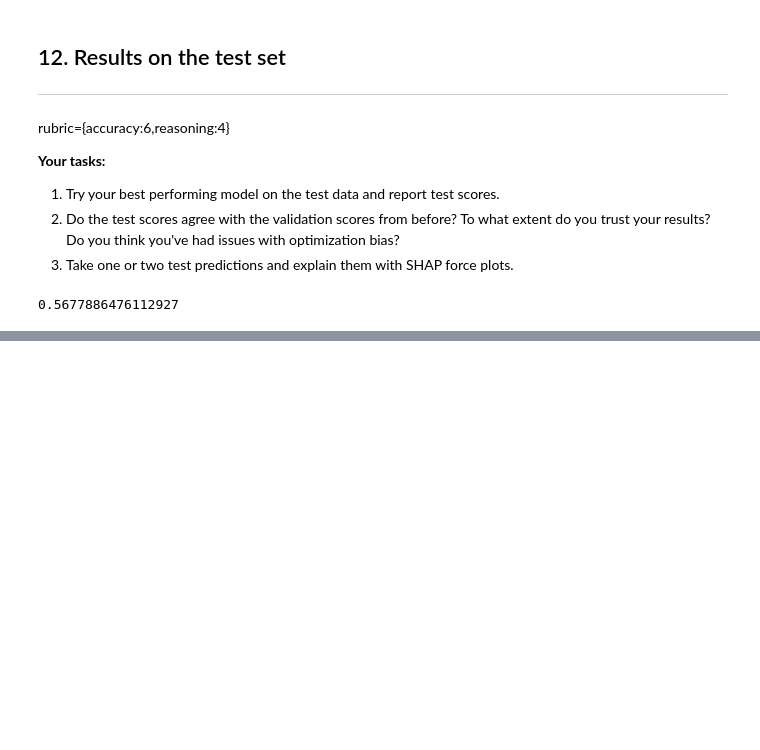
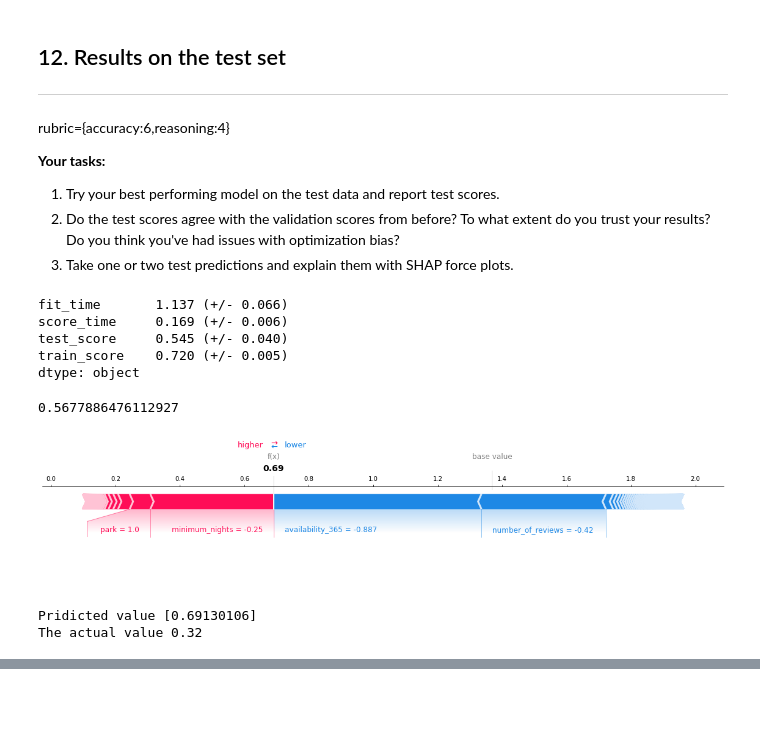
Before and after one commit to rezam747/573_lab4, a Jupyter notebook: lab4.ipynb, the cells around one changed output, grey strips where cells are left out. Saved outputs shown, nothing was run; the diff lists cells and outputs as text; code cells hidden in the pictures; blank space fills up the shorter version.

```diff
--- a/lab4.ipynb
+++ b/lab4.ipynb
@@ -561,4 +637,12 @@ rubric={accuracy:6,reasoning:4}
 1. Try your best performing model on the test data and report test scores.
 2. Do the test scores agree with the validation scores from before? To what extent do you trust your results? Do you think you've had issues with optimization bias?
 3. Take one or two test predictions and explain them with SHAP force plots.
+# %%
+mean_std_cross_val_scores(pipe_lgbm_tuned, X_train, y_train, return_train_score=True)
+# %% [output]
+fit_time       1.137 (+/- 0.066)
+score_time     0.169 (+/- 0.006)
+test_score     0.545 (+/- 0.040)
+train_score    0.720 (+/- 0.005)
+dtype: object
 # %%
@@ -566,2 +650,19 @@ random_search.score(X_test, y_test)
 # %% [output]
 0.5677886476112927
+# %%
+X_train_enc = X_train_enc.round(3)
+X_test_enc = X_test_enc.round(3)
+shap.force_plot(
+    lgbm_explainer.expected_value,
+    test_lgbm_shap_values[8],
+    X_test_enc.iloc[8, :],
+    matplotlib=True,
+)
+# %% [output]
+[figure, added]
+# %%
+print('Pridicted value', pipe_lgbm_tuned.predict(pd.DataFrame(X_test.iloc[8]).T))
+print('The actual value',y_test.iloc[8])
+# %% [output]
+Pridicted value [0.69130106]
+The actual value 0.32
```
Also changed, not shown: parts of 21 cells of this notebook.
